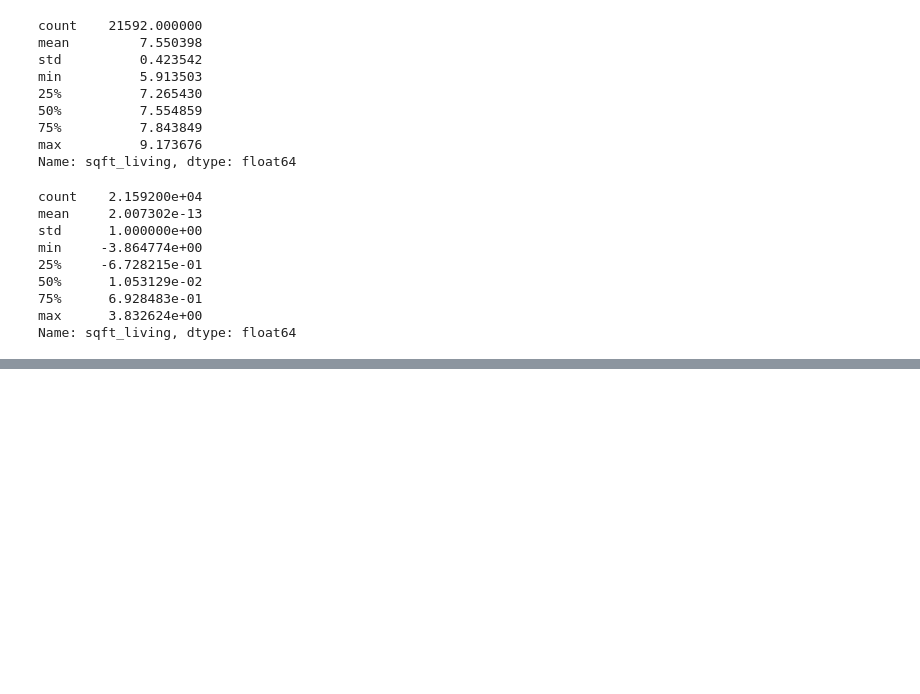
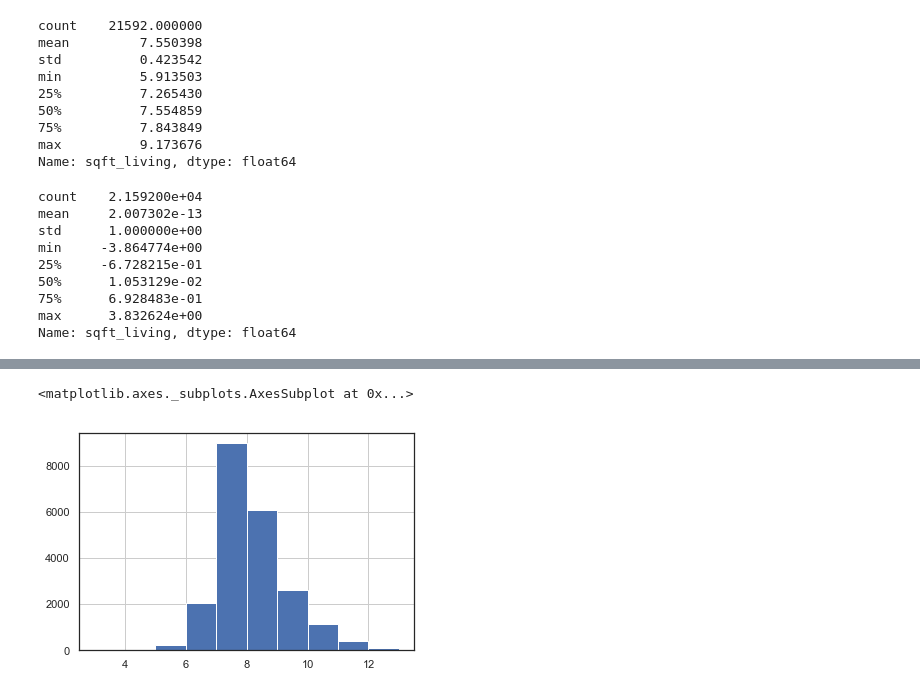
Before and after one commit to nikolholicka/curriculum, a Jupyter notebook: mod1/project/dsc-1-final-project-online-ds-pt-041519/project_workbook.ipynb, the cells around one changed output, grey strips where cells are left out. Saved outputs shown, nothing was run; the diff lists cells and outputs as text; code cells hidden in the pictures; blank space fills up the shorter version.

```diff
--- a/mod1/project/dsc-1-final-project-online-ds-pt-041519/project_workbook.ipynb
+++ b/mod1/project/dsc-1-final-project-online-ds-pt-041519/project_workbook.ipynb
@@ -353,0 +412,28 @@ Name: sqft_living, dtype: float64
+# %%
+# columns bedrooms,bathrooms and grade will be binned first
+
+# first, let's create bins for based on the values observed (6 values will result in 5 bins)
+
+df.bedrooms = df.bedrooms.astype('float64')
+df.grade = df.grade.astype('float64')
+
+bedrooms_bins = [0,2,3,4,5,11]
+bathrooms_bins = [0,1,2,3,4,5,8]
+grade_bins = [0,6,7,8,9,10,11,14]
+
+
+
+# using pd.cut
+bins_bedrooms = pd.cut(df['bedrooms'], bedrooms_bins)
+bins_bathrooms = pd.cut(df['bathrooms'], bathrooms_bins)
+bins_grade = pd.cut(df['grade'], grade_bins)
+
+# using pd.cut returns unordered categories. Transform this to ordered categories.
+bins_bedrooms = bins_bedrooms.cat.as_unordered()
+bins_bathrooms = bins_bathrooms.cat.as_unordered()
+bins_grade = bins_grade.cat.as_unordered()
+# %%
+df.grade.hist()
+# %% [output]
+<matplotlib.axes._subplots.AxesSubplot at 0x...>
+[figure, added]
```
Also changed, not shown: parts of 52 cells of this notebook, 1 other file.
